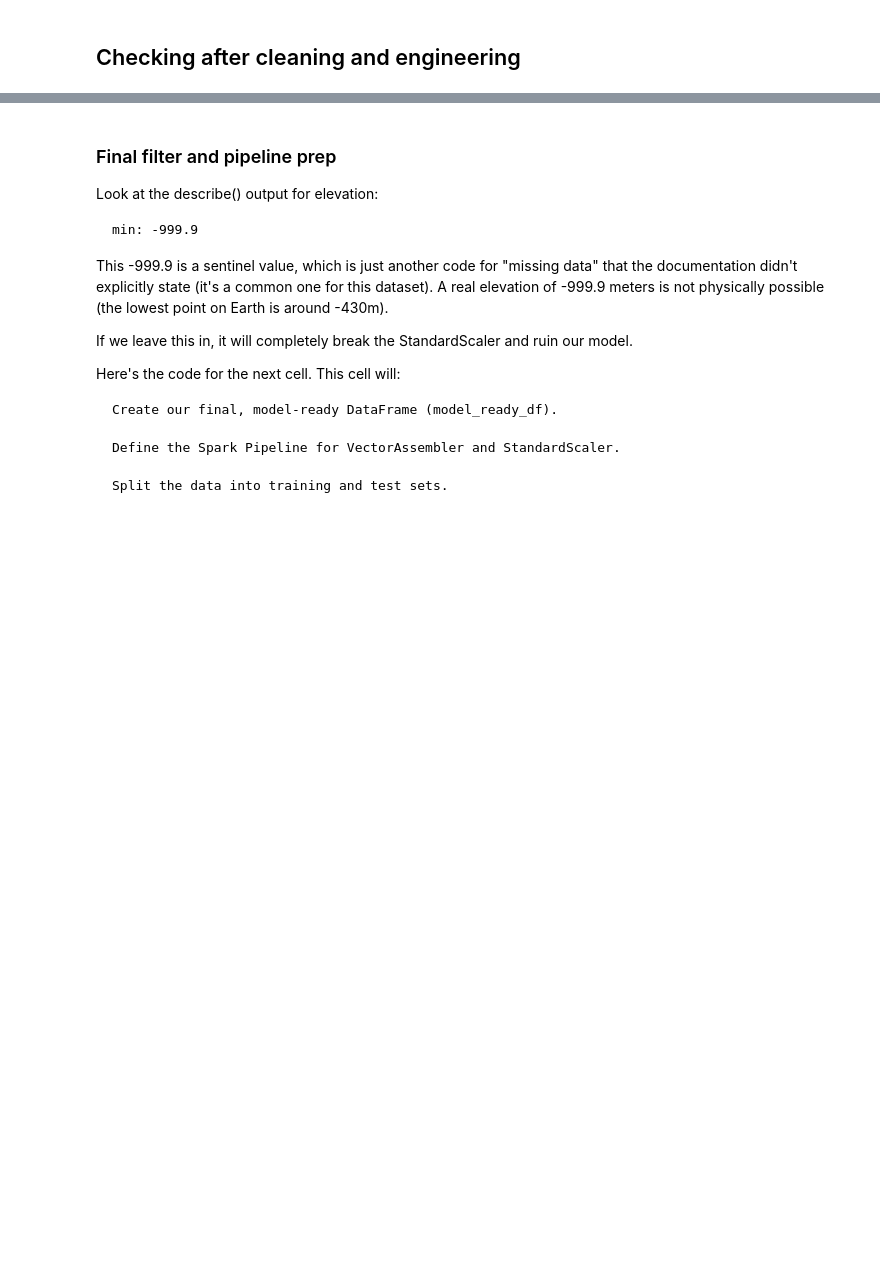
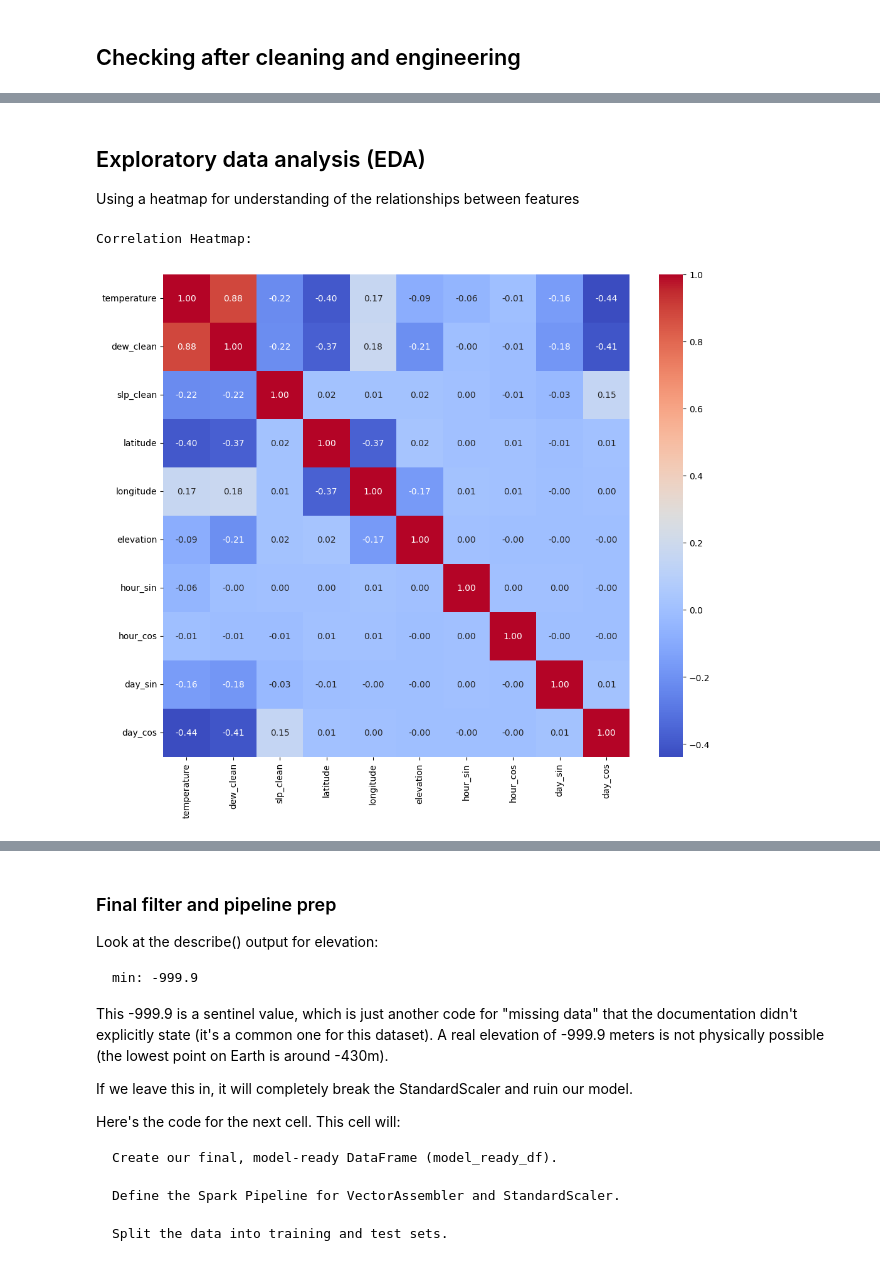
Before and after one commit to chrisnjw/pyspark_weather_data, a Jupyter notebook: preprocessing.ipynb, the cells around one changed output, grey strips where cells are left out. Drawn from its saved outputs; the diff is of its cells as text; code cells hidden in the pictures; blank space fills up the shorter version.

Commit message:
Added correlation heatmap, random forest and some further analysis

```diff
--- a/preprocessing.ipynb
+++ b/preprocessing.ipynb
@@ -389 +436,43 @@ df_final_features.select(numeric_cols).show(20)
 only showing top 20 rows
+# %% [markdown]
+## Exploratory data analysis (EDA)
+
+Using a heatmap for understanding of the relationships between features
+# %%
+import matplotlib.pyplot as plt
+import seaborn as sns
+
+# 1. Define the final list of columns I want to correlate (should be the same list from 'describe' check above)
+numeric_cols = [
+    "temperature",
+    "dew_clean",
+    "slp_clean",
+    "latitude",
+    "longitude",
+    "elevation",
+    "hour_sin", "hour_cos",
+    "day_sin", "day_cos"
+]
+
+# 2. Filter out the bad elevation data first
+df_for_corr = df_final_features.where(col("elevation") != -999.9) \
+                               .select(numeric_cols)
+
+# 3. Take a small, random sample (e.g., 0.1% of the data)
+# Much faster and gives a good statistical approximation
+sample_df = df_for_corr.sample(withReplacement=False, fraction=0.001, seed=42)
+
+# 4. Convert the small sample to a Pandas DataFrame
+pandas_df = sample_df.toPandas()
+
+# 5. Calculate the Pearson correlation matrix
+corr_matrix = pandas_df.corr()
+
+# 6. Plot the heatmap
+print("Correlation Heatmap:")
+plt.figure(figsize=(12,10))
+sns.heatmap(corr_matrix, annot=True, fmt=".2f", cmap="coolwarm")
+plt.show()
+# %% [output]
+Correlation Heatmap:
+[figure, added]
```
Also changed, not shown: parts of 19 cells of this notebook, 1 other file.
